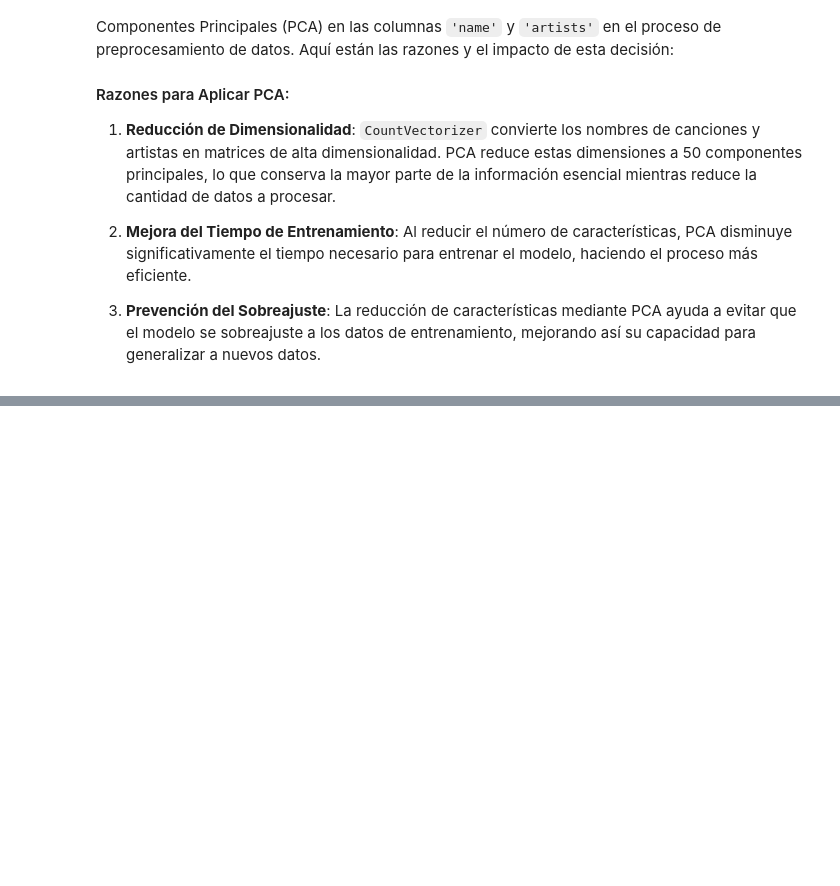
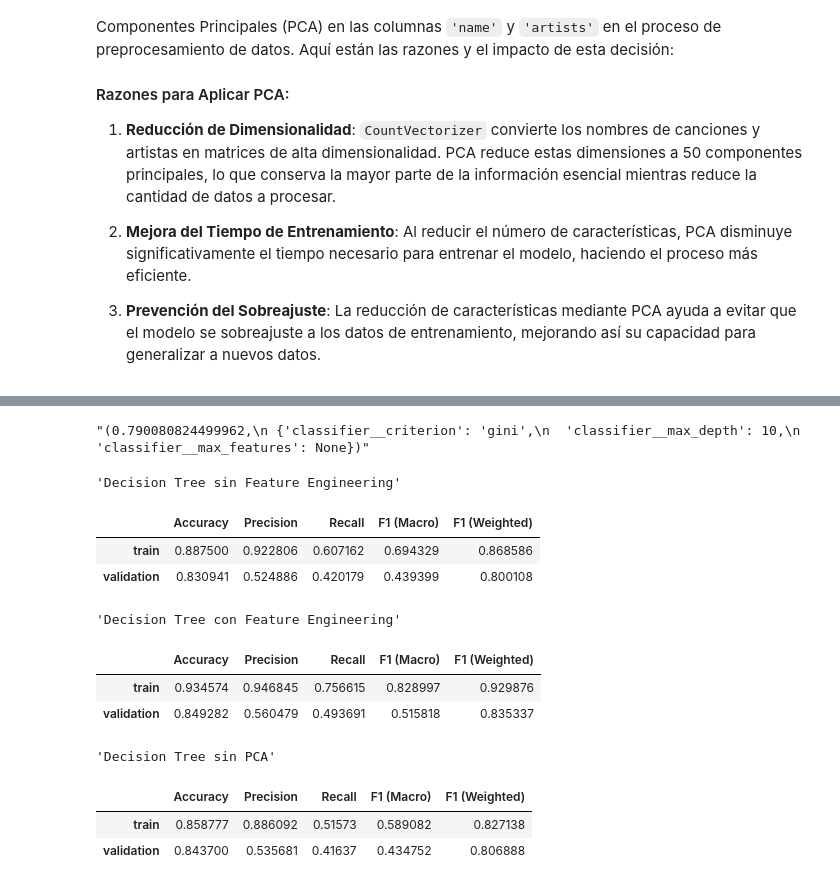
Before and after one commit to caceresjuancruz/machine_learning_tp1, a Jupyter notebook: tp1.ipynb, the cells around one changed output, grey strips where cells are left out. Drawn from its saved outputs; the diff is of its cells as text; code cells hidden in the pictures; blank space fills up the shorter version.

```diff
--- a/tp1.ipynb
+++ b/tp1.ipynb
@@ -1351,0 +1547,62 @@ df.sample(5)
+# %%
+'''
+dtree_parameters = {
+    'classifier__criterion':['gini', 'entropy', 'log_loss'],
+    'classifier__max_depth': [6, 8, 10],
+    'classifier__max_features': [None, 'sqrt', 'log2']
+}
+
+dtree_model = Pipeline([
+    ('mapper', mapper),
+    ('classifier', DecisionTreeClassifier(random_state=42)),
+])
+
+dtree_clf = GridSearchCV(dtree_model, param_grid=dtree_parameters, scoring='f1_weighted', refit=True, verbose=1)
+
+dtree_clf.fit(train, train['popularity_category'])
+
+dtree_clf.best_score_, dtree_clf.best_params_
+'''
+'''(0.790080824499962,
+ {'classifier__criterion': 'gini',
+  'classifier__max_depth': 10,
+  'classifier__max_features': None})'''
+# %% [output]
+"(0.790080824499962,\n {'classifier__criterion': 'gini',\n  'classifier__max_depth': 10,\n  'classifier__max_features': None})"
+# %%
+dtree_model = Pipeline([
+    ('mapper', mapper),
+    ('classifier', DecisionTreeClassifier(criterion='gini', max_depth=10, max_features=None, random_state=42)),
+])
+
+dtree_model_fe = Pipeline([
+    ('mapper', mapper_fe),
+    ('classifier', DecisionTreeClassifier(criterion='gini', max_depth=10, max_features=None, random_state=42)),
+])
+
+dtree_model_sin_PCA = Pipeline([
+    ('mapper', mapper_sin_PCA),
+    ('classifier', DecisionTreeClassifier(criterion='gini', max_depth=10, max_features=None, random_state=42)),
+])
+
+
+dtree_model.fit(train, train['popularity_category'])
+dtree_model_fe.fit(train, train['popularity_category'])
+dtree_model_sin_PCA.fit(train, train['popularity_category'])
+
+evaluate_model(dtree_model, title='Decision Tree sin Feature Engineering')
+evaluate_model(dtree_model_fe, title='Decision Tree con Feature Engineering')
+evaluate_model(dtree_model_sin_PCA, title='Decision Tree sin PCA')
+# %% [output]
+'Decision Tree sin Feature Engineering'
+|  | Accuracy | Precision | Recall | F1 (Macro) | F1 (Weighted) |
+| train | 0.887500 | 0.922806 | 0.607162 | 0.694329 | 0.868586 |
+| validation | 0.830941 | 0.524886 | 0.420179 | 0.439399 | 0.800108 |
+'Decision Tree con Feature Engineering'
+|  | Accuracy | Precision | Recall | F1 (Macro) | F1 (Weighted) |
+| train | 0.934574 | 0.946845 | 0.756615 | 0.828997 | 0.929876 |
+| validation | 0.849282 | 0.560479 | 0.493691 | 0.515818 | 0.835337 |
+'Decision Tree sin PCA'
+|  | Accuracy | Precision | Recall | F1 (Macro) | F1 (Weighted) |
+| train | 0.858777 | 0.886092 | 0.51573 | 0.589082 | 0.827138 |
+| validation | 0.843700 | 0.535681 | 0.41637 | 0.434752 | 0.806888 |
```
Also changed, not shown: parts of 59 cells of this notebook.
